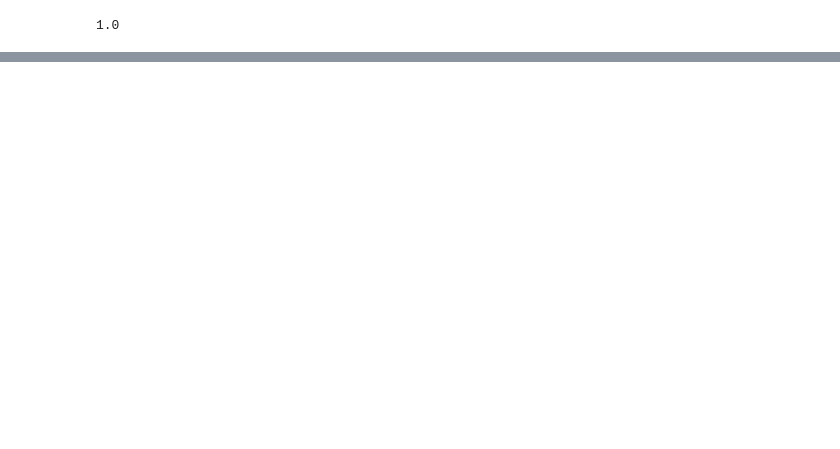
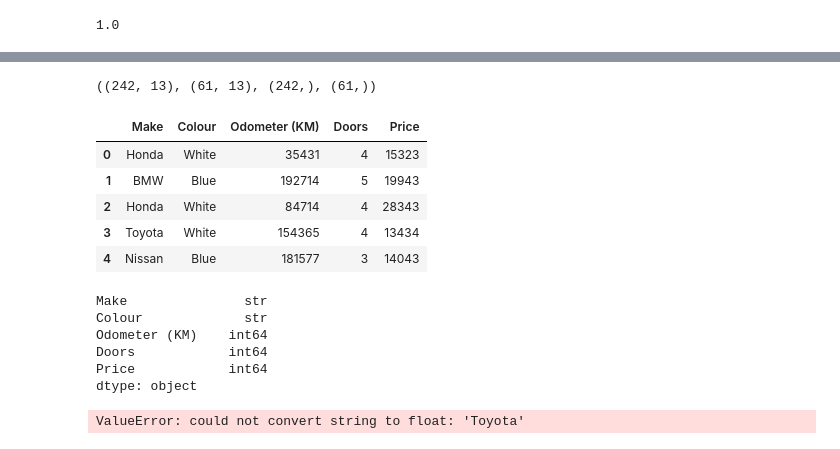
Before and after one commit to OP-Coder-Cpp/Complete-A.I.-and-Machine-Learning-Data-Science-Bootcamp, a Jupyter notebook: Introduction to Scikit Learn/Introduction_to_skLearn.ipynb, the cells around one changed output, grey strips where cells are left out. Cells and saved outputs as stored; diff of their text form; code cells hidden in the pictures; blank space fills up the shorter version.

```diff
--- a/Introduction to Scikit Learn/Introduction_to_skLearn.ipynb
+++ b/Introduction to Scikit Learn/Introduction_to_skLearn.ipynb
@@ -165,0 +194,25 @@ load_model.score(x_test,y_test)
+# %%
+#Printing the Shapes of each split
+x_train.shape,x_test.shape,y_train.shape,y_test.shape
+# %% [output]
+((242, 13), (61, 13), (242,), (61,))
+# %%
+# As the heart disease data does not have any missing value we are going to import another dataset
+car_sales=pd.read_csv("https://raw.githubusercontent.com/mrdbourke/zero-to-mastery-ml/refs/heads/master/data/car-sales-extended.csv")
+car_sales.head()
+# %% [output]
+|  | Make | Colour | Odometer (KM) | Doors | Price |
+| 0 | Honda | White | 35431 | 4 | 15323 |
+| 1 | BMW | Blue | 192714 | 5 | 19943 |
+| 2 | Honda | White | 84714 | 4 | 28343 |
+| 3 | Toyota | White | 154365 | 4 | 13434 |
+| 4 | Nissan | Blue | 181577 | 3 | 14043 |
+# %%
+car_sales.dtypes
+# %% [output]
+Make               str
+Colour             str
+Odometer (KM)    int64
+Doors            int64
+Price            int64
+dtype: object
@@ -165,0 +227,9 @@ load_model.score(x_test,y_test)
+# %%
+# Importing a model
+from sklearn.ensemble import RandomForestRegressor # earlier we used RandomForestClassifier this time Regressor why ? cz we are going to predict some numeric data
+
+model=RandomForestRegressor() #Initialising the Model
+model.fit(x_train,y_train)  #fitting the model
+model.score(x_test,y_test)  #scoring the model
+# %% [output]
+ValueError: could not convert string to float: 'Toyota'
```
Also changed, not shown: parts of 39 cells of this notebook.
